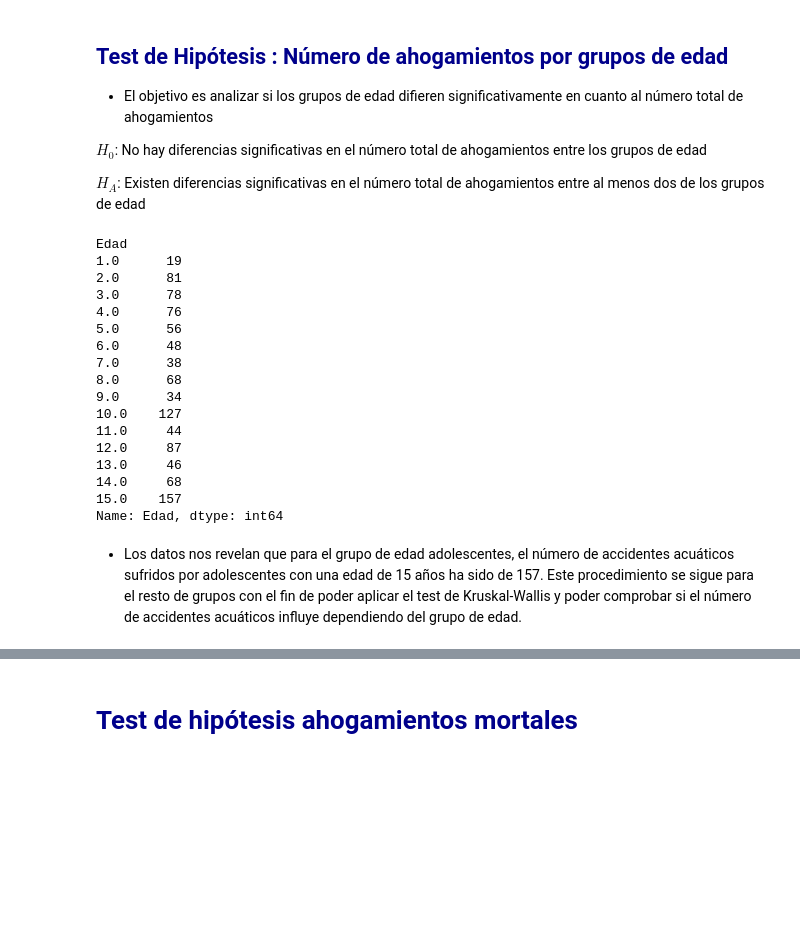
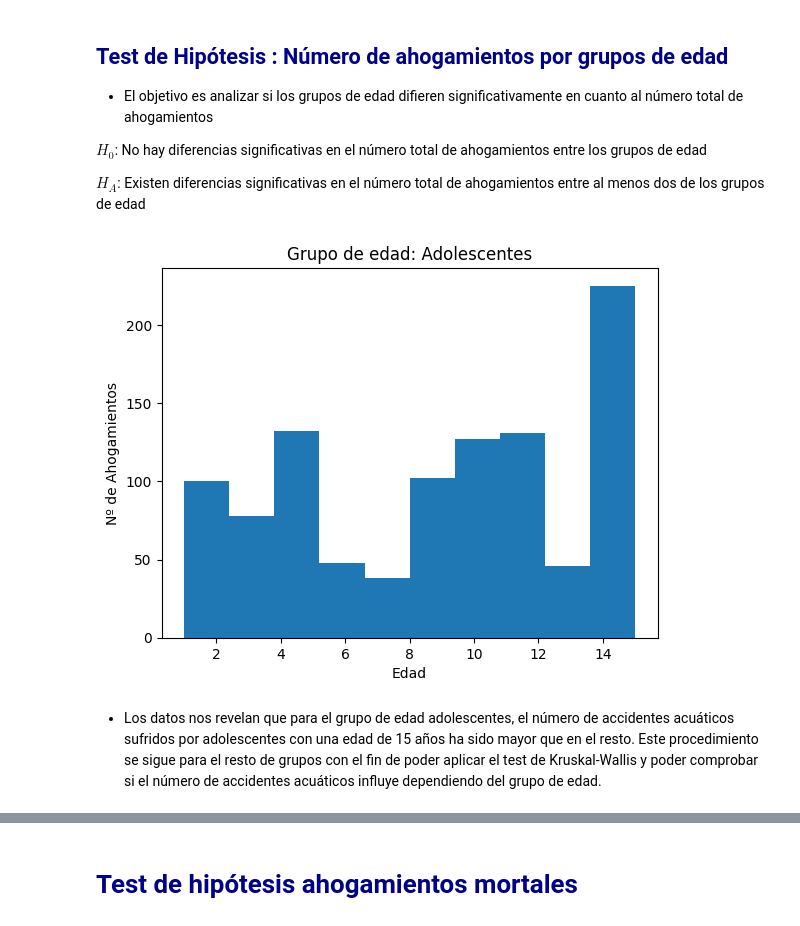
Before and after one commit to adrianova8/Datos_Ahogamientos_Espana, a Jupyter notebook: TFM - Notebooks/Datos de Ahogamiento con Datos Meteorológicos - Test de Hipótesis.ipynb, the cells around one changed output, grey strips where cells are left out. Cells and saved outputs as stored; diff of their text form; code cells hidden in the pictures; blank space fills up the shorter version.

```diff
--- a/TFM - Notebooks/Datos de Ahogamiento con Datos Meteorológicos - Test de Hipótesis.ipynb
+++ b/TFM - Notebooks/Datos de Ahogamiento con Datos Meteorológicos - Test de Hipótesis.ipynb
@@ -355,28 +356,16 @@ La varianza de los grupos no es homogénea 1.1724903495923952e-64
 $H_0$: No hay diferencias significativas en el número total de ahogamientos entre los grupos de edad
 
 $H_A$: Existen diferencias significativas en el número total de ahogamientos entre al menos dos de los grupos de edad
-# %%
-# Observamos el número de ahogamientos por edad para el grupo de adolescentes
-adolescentes.groupby(["Edad"])["Edad"].count()
-# %% [output]
-Edad
-1.0      19
-2.0      81
-3.0      78
-4.0      76
-5.0      56
-6.0      48
-7.0      38
-8.0      68
-9.0      34
-10.0    127
-11.0     44
-12.0     87
-13.0     46
-14.0     68
-15.0    157
-Name: Edad, dtype: int64
+# %%
+# Observamos el número de ahogamientos por edad para el grupo de adolescentes
+plt.hist(adolescentes["Edad"])
+plt.xlabel('Edad')
+plt.ylabel('Nº de Ahogamientos')
+plt.title('Grupo de edad: Adolescentes')
+plt.show()
+# %% [output]
+[figure, added]
 # %% [markdown]
-+ Los datos nos revelan que para el grupo de edad adolescentes, el número de accidentes acuáticos sufridos por adolescentes con una edad de 15 años ha sido de 157. Este procedimiento se sigue para el resto de grupos con el fin de poder aplicar el test de Kruskal-Wallis y poder comprobar si el número de accidentes acuáticos influye dependiendo del grupo de edad.
++ Los datos nos revelan que para el grupo de edad adolescentes, el número de accidentes acuáticos sufridos por adolescentes con una edad de 15 años ha sido mayor que en el resto. Este procedimiento se sigue para el resto de grupos con el fin de poder aplicar el test de Kruskal-Wallis y poder comprobar si el número de accidentes acuáticos influye dependiendo del grupo de edad.
 # %%
 # Grupos que almacenan el número de ahogamientos por edades
```
Also changed, not shown: parts of 59 cells of this notebook.
